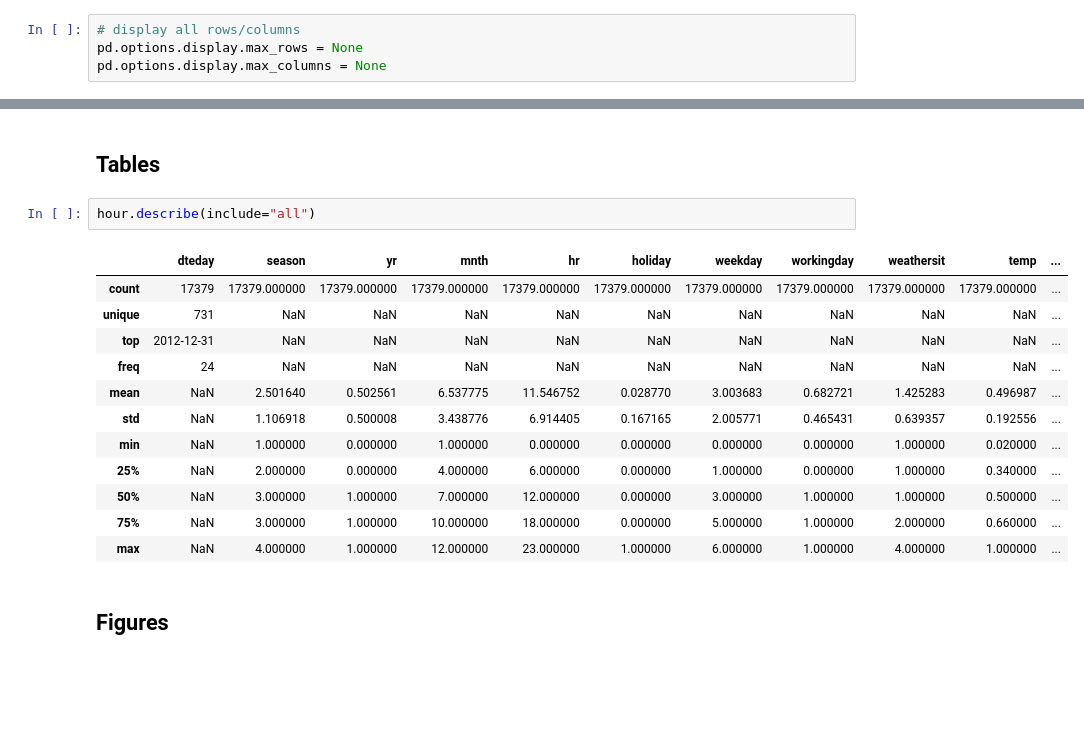
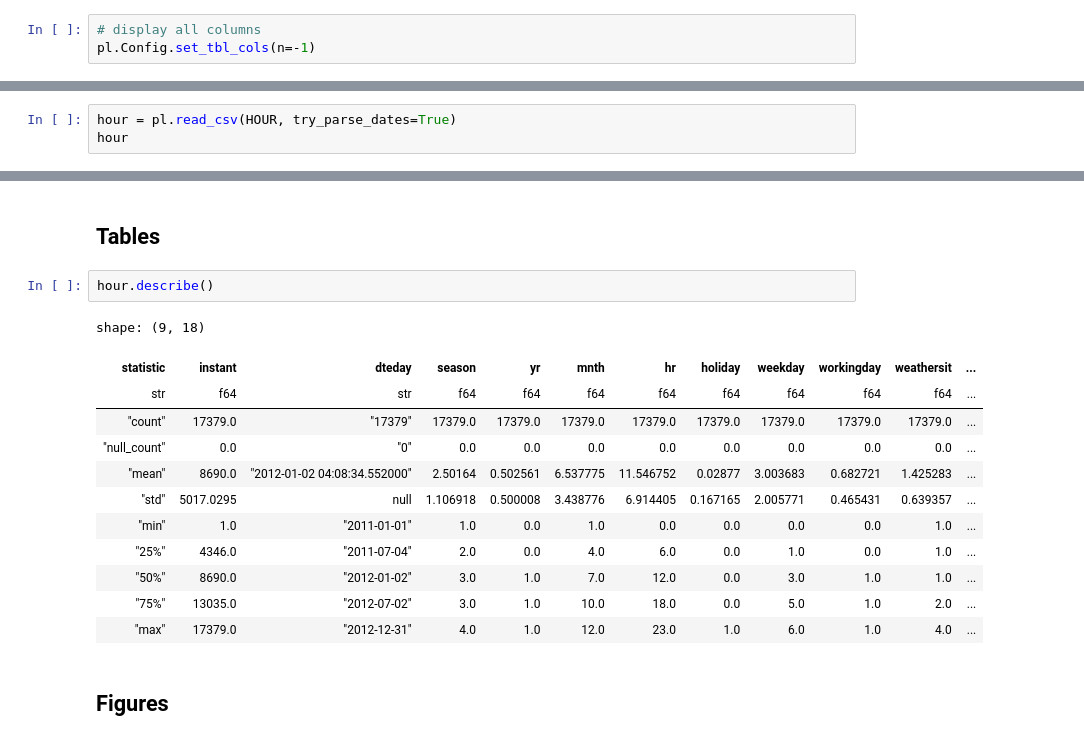
Before and after one commit to fmind/mlops-python-package, a Jupyter notebook: notebooks/prototype.ipynb, the cells around one changed output, grey strips where cells are left out. Saved outputs shown, nothing was run; the diff lists cells and outputs as text; blank space fills up the shorter version.

```diff
--- a/notebooks/prototype.ipynb
+++ b/notebooks/prototype.ipynb
@@ -56,4 +56,3 @@ PARAM_GRID = {
-# %%
-# display all rows/columns
-pd.options.display.max_rows = None
-pd.options.display.max_columns = None
+# %%
+# display all columns
+pl.Config.set_tbl_cols(n=-1)
@@ -106,0 +75,3 @@ memory usage: 2.3+ MB
+# %%
+hour = pl.read_csv(HOUR, try_parse_dates=True)
+hour
@@ -109,20 +95,20 @@ memory usage: 2.3+ MB
 # %% [markdown]
 ## Tables
 # %%
-hour.describe(include="all")
+hour.describe()
 # %% [output]
+shape: (9, 18)
-|  | dteday | season | yr | mnth | hr | holiday | weekday | workingday | weathersit | temp | ... |
-| count | 17379 | 17379.000000 | 17379.000000 | 17379.000000 | 17379.000000 | 17379.000000 | 17379.000000 | 17379.000000 | 17379.000000 | 17379.000000 | ... |
-| unique | 731 | NaN | NaN | NaN | NaN | NaN | NaN | NaN | NaN | NaN | ... |
-| top | 2012-12-31 | NaN | NaN | NaN | NaN | NaN | NaN | NaN | NaN | NaN | ... |
-| freq | 24 | NaN | NaN | NaN | NaN | NaN | NaN | NaN | NaN | NaN | ... |
-| mean | NaN | 2.501640 | 0.502561 | 6.537775 | 11.546752 | 0.028770 | 3.003683 | 0.682721 | 1.425283 | 0.496987 | ... |
-| std | NaN | 1.106918 | 0.500008 | 3.438776 | 6.914405 | 0.167165 | 2.005771 | 0.465431 | 0.639357 | 0.192556 | ... |
-| min | NaN | 1.000000 | 0.000000 | 1.000000 | 0.000000 | 0.000000 | 0.000000 | 0.000000 | 1.000000 | 0.020000 | ... |
-| 25% | NaN | 2.000000 | 0.000000 | 4.000000 | 6.000000 | 0.000000 | 1.000000 | 0.000000 | 1.000000 | 0.340000 | ... |
-| 50% | NaN | 3.000000 | 1.000000 | 7.000000 | 12.000000 | 0.000000 | 3.000000 | 1.000000 | 1.000000 | 0.500000 | ... |
-| 75% | NaN | 3.000000 | 1.000000 | 10.000000 | 18.000000 | 0.000000 | 5.000000 | 1.000000 | 2.000000 | 0.660000 | ... |
-| max | NaN | 4.000000 | 1.000000 | 12.000000 | 23.000000 | 1.000000 | 6.000000 | 1.000000 | 4.000000 | 1.000000 | ... |
+| statistic | instant | dteday | season | yr | mnth | hr | holiday | weekday | workingday | weathersit | ... |
+| str | f64 | str | f64 | f64 | f64 | f64 | f64 | f64 | f64 | f64 | ... |
+| "count" | 17379.0 | "17379" | 17379.0 | 17379.0 | 17379.0 | 17379.0 | 17379.0 | 17379.0 | 17379.0 | 17379.0 | ... |
+| "null_count" | 0.0 | "0" | 0.0 | 0.0 | 0.0 | 0.0 | 0.0 | 0.0 | 0.0 | 0.0 | ... |
+| "mean" | 8690.0 | "2012-01-02 04:08:34.552000" | 2.50164 | 0.502561 | 6.537775 | 11.546752 | 0.02877 | 3.003683 | 0.682721 | 1.425283 | ... |
+| "std" | 5017.0295 | null | 1.106918 | 0.500008 | 3.438776 | 6.914405 | 0.167165 | 2.005771 | 0.465431 | 0.639357 | ... |
+| "min" | 1.0 | "2011-01-01" | 1.0 | 0.0 | 1.0 | 0.0 | 0.0 | 0.0 | 0.0 | 1.0 | ... |
+| "25%" | 4346.0 | "2011-07-04" | 2.0 | 0.0 | 4.0 | 6.0 | 0.0 | 1.0 | 0.0 | 1.0 | ... |
+| "50%" | 8690.0 | "2012-01-02" | 3.0 | 1.0 | 7.0 | 12.0 | 0.0 | 3.0 | 1.0 | 1.0 | ... |
+| "75%" | 13035.0 | "2012-07-02" | 3.0 | 1.0 | 10.0 | 18.0 | 0.0 | 5.0 | 1.0 | 2.0 | ... |
+| "max" | 17379.0 | "2012-12-31" | 4.0 | 1.0 | 12.0 | 23.0 | 1.0 | 6.0 | 1.0 | 4.0 | ... |
 # %% [markdown]
 ## Figures
 # %%
```
Also changed, not shown: parts of 24 cells of this notebook, 34 other files.
